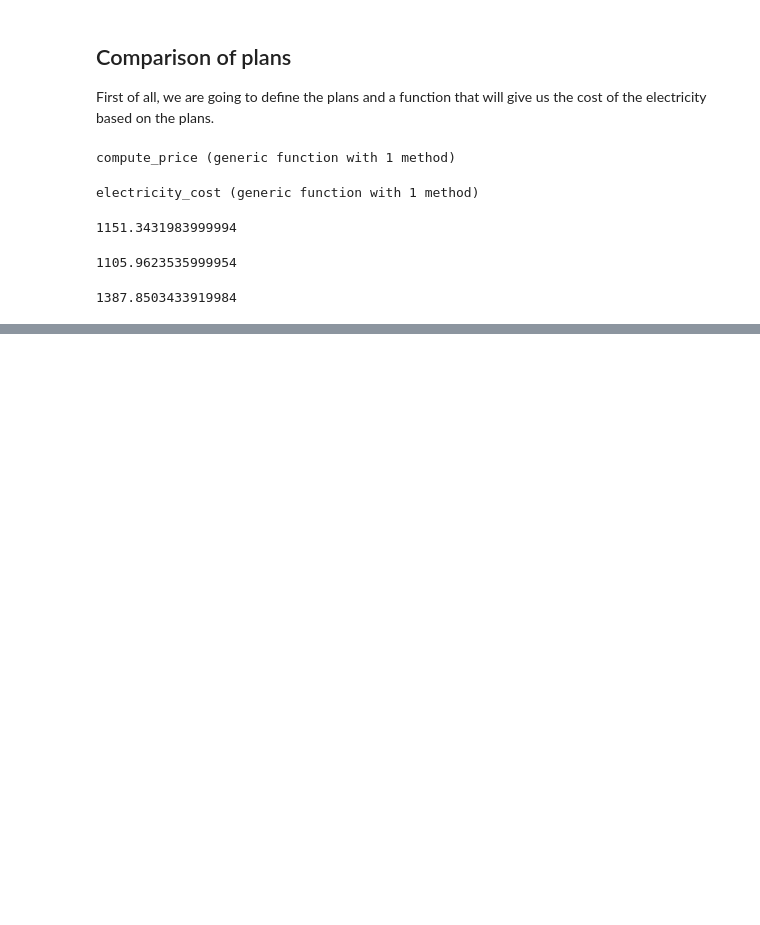
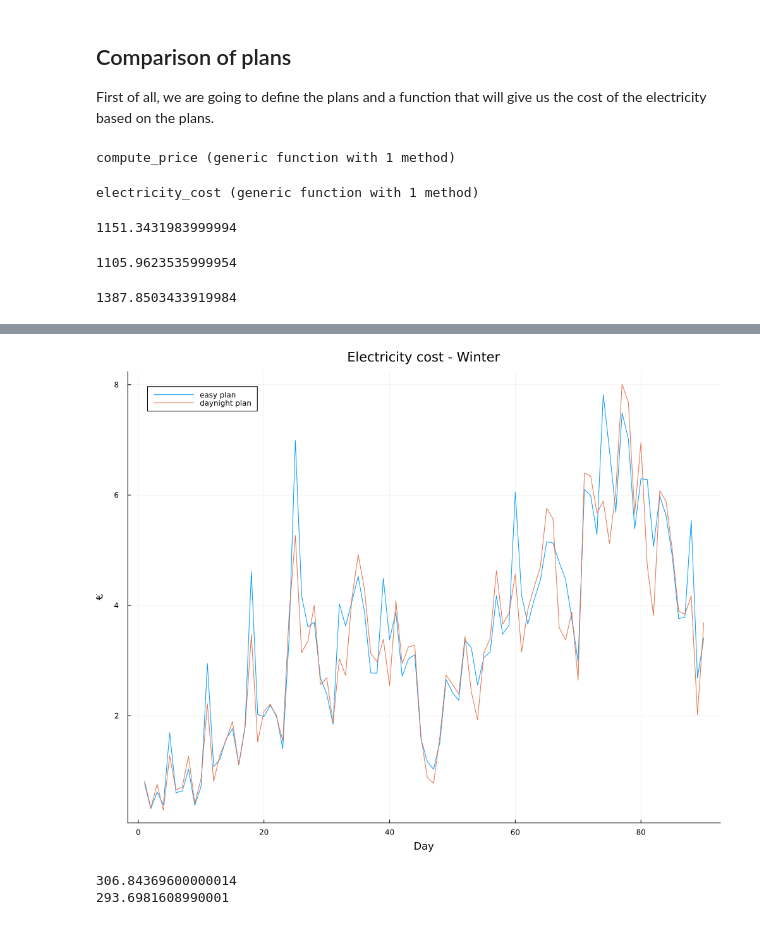
Before and after one commit to afcgotg/electricity-price, a Jupyter notebook: Electricity_price.ipynb, the cells around one changed output, grey strips where cells are left out. Saved outputs shown, nothing was run; the diff lists cells and outputs as text; code cells hidden in the pictures; blank space fills up the shorter version.

```diff
--- a/Electricity_price.ipynb
+++ b/Electricity_price.ipynb
@@ -472,0 +599,17 @@ electricity_cost(df, weekend_plan)
+# %%
+plot(size=(1000, 800))
+plot!(df_cost_per_day[1:90,"easy_plan_sum"], legend=false, label="easy plan")
+plot!(df_cost_per_day[1:90,"daynight_plan_sum"], legend=true, label="daynight plan")
+#plot!(df_cost_per_day[1:90,"weekend_plan_sum"], legend=true, label="weekend plan")
+xlabel!("Day")
+ylabel!("€")
+title!("Electricity cost - Winter")
+current()
+# %% [output]
+[figure, added]
+# %%
+println(combine(df_cost_per_day[1:90, ["easy_plan_sum"]], :easy_plan_sum => sum)[1,1])
+print(combine(df_cost_per_day[1:90, ["daynight_plan_sum"]], :daynight_plan_sum => sum)[1,1])
+# %% [output]
+306.84369600000014
+293.6981608990001
```
Also changed, not shown: parts of 16 cells of this notebook.
